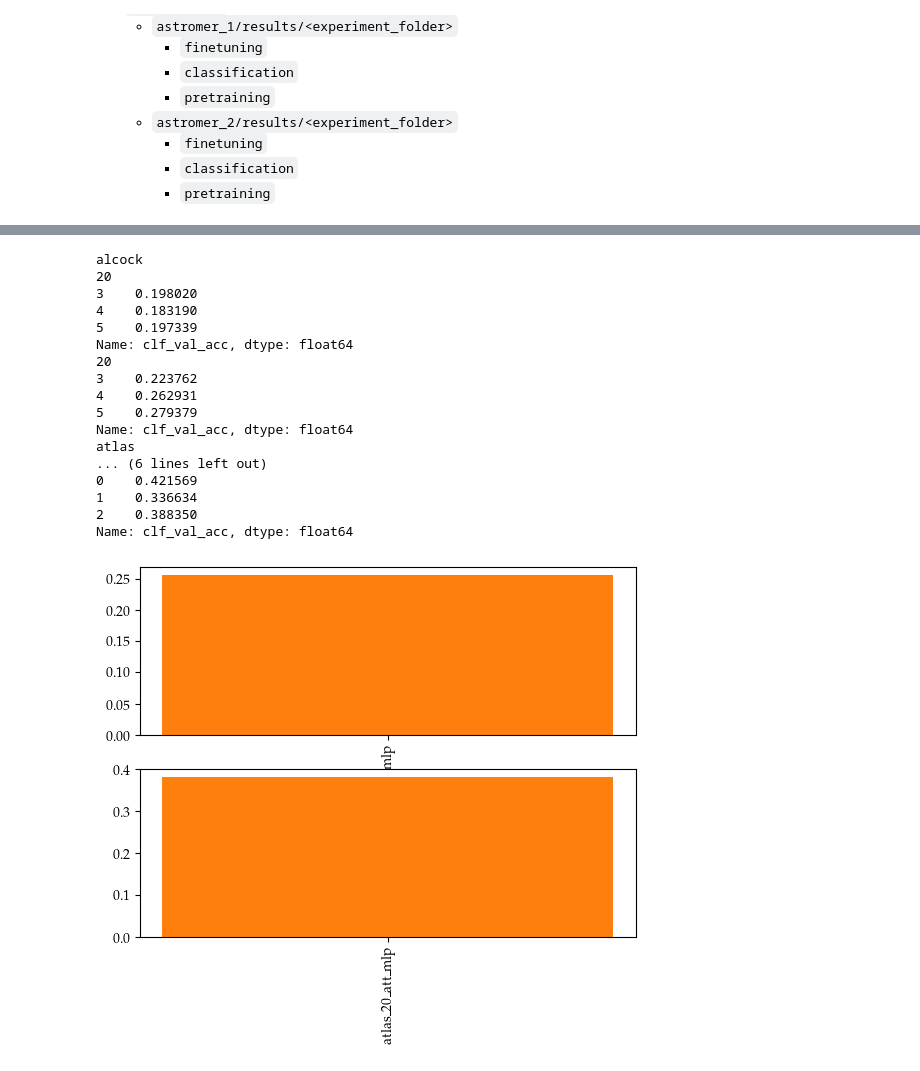
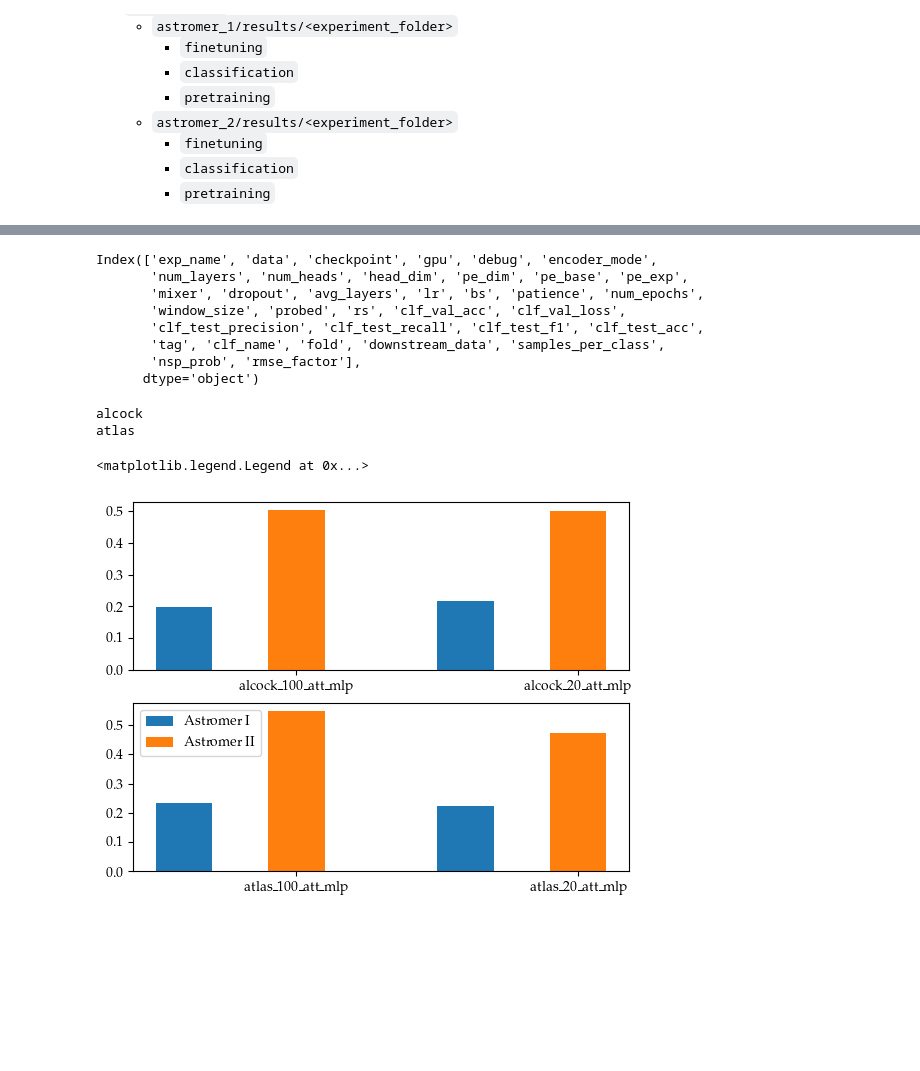
Before and after one commit to cridonoso/astromer, a Jupyter notebook: presentation/notebooks/comparing_models.ipynb, the cells around one changed output, grey strips where cells are left out. Saved outputs shown, nothing was run; the diff lists cells and outputs as text; code cells hidden in the pictures; blank space fills up the shorter version.

```diff
--- a/presentation/notebooks/comparing_models.ipynb
+++ b/presentation/notebooks/comparing_models.ipynb
@@ -72,41 +61,39 @@ Index(['exp_name', 'data', 'checkpoint', 'gpu', 'debug', 'encoder_mode',
+# %%
+summary.columns
+# %% [output]
+Index(['exp_name', 'data', 'checkpoint', 'gpu', 'debug', 'encoder_mode',
+       'num_layers', 'num_heads', 'head_dim', 'pe_dim', 'pe_base', 'pe_exp',
+       'mixer', 'dropout', 'avg_layers', 'lr', 'bs', 'patience', 'num_epochs',
+       'window_size', 'probed', 'rs', 'clf_val_acc', 'clf_val_loss',
+       'clf_test_precision', 'clf_test_recall', 'clf_test_f1', 'clf_test_acc',
+       'tag', 'clf_name', 'fold', 'downstream_data', 'samples_per_class',
+       'nsp_prob', 'rmse_factor'],
+      dtype='object')
 # %%
 fig, axes = plt.subplots(2, 1)
 count = 0
-shift = 0
+delta = 0.2
 for downstream_data, frame_0 in summary.groupby('downstream_data'):
     print(downstream_data)
+    shift = 0
     for tag, frame_1 in frame_0.groupby('tag'):
         x_tickslab, mean_values, std_values = [], [], []
         for (spc, clfname), frame_2 in frame_1.groupby(['samples_per_class', 'clf_name']):
-            print(spc)
             f1_values = frame_2['clf_val_acc'].astype(float)
-            print(f1_values)
             x_tickslab.append('{}_{}_{}'.format(downstream_data, spc, clf_name))
             mean_values.append(f1_values.mean())
             std_values.append(f1_values.std())
 
         x_range = np.arange(len(mean_values))+shift
-        axes[count].bar(x_range, mean_values, width=0.2)
+        axes[count].bar(x_range, mean_values, width=delta, label=tag)
         axes[count].set_xticks(x_range)
-        axes[count].set_xticklabels(x_tickslab, rotation=90)
-    shift+=0.2
+        axes[count].set_xticklabels(x_tickslab, rotation=0)
+        shift+=delta*2
+
     count+=1
+axes[-1].legend()
 # %% [output]
 alcock
-20
-3    0.198020
-4    0.183190
-5    0.197339
-Name: clf_val_acc, dtype: float64
-20
-3    0.223762
-4    0.262931
-5    0.279379
-Name: clf_val_acc, dtype: float64
 atlas
-... (6 lines left out)
-0    0.421569
-1    0.336634
-2    0.388350
-Name: clf_val_acc, dtype: float64
+<matplotlib.legend.Legend at 0x...>
-[figure, old version]
+[figure, new version]
```
Also changed, not shown: parts of 4 cells of this notebook, 4 other files.
